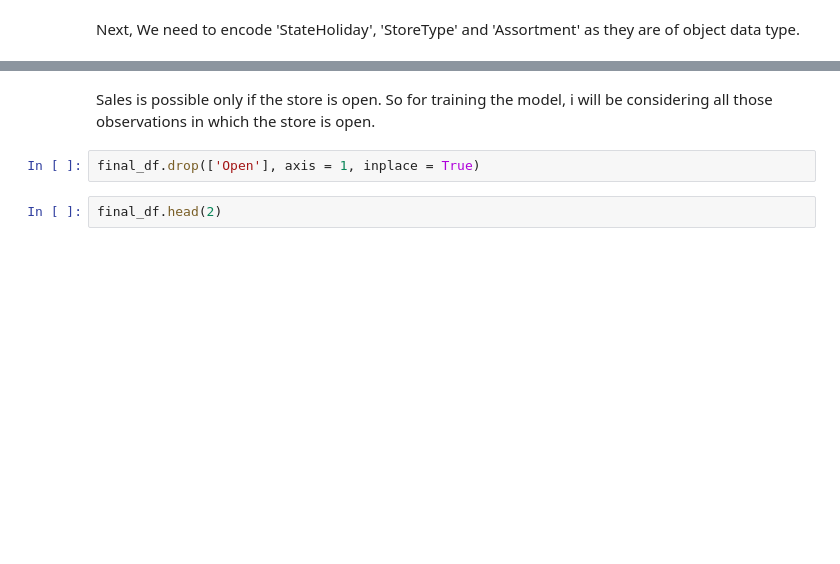
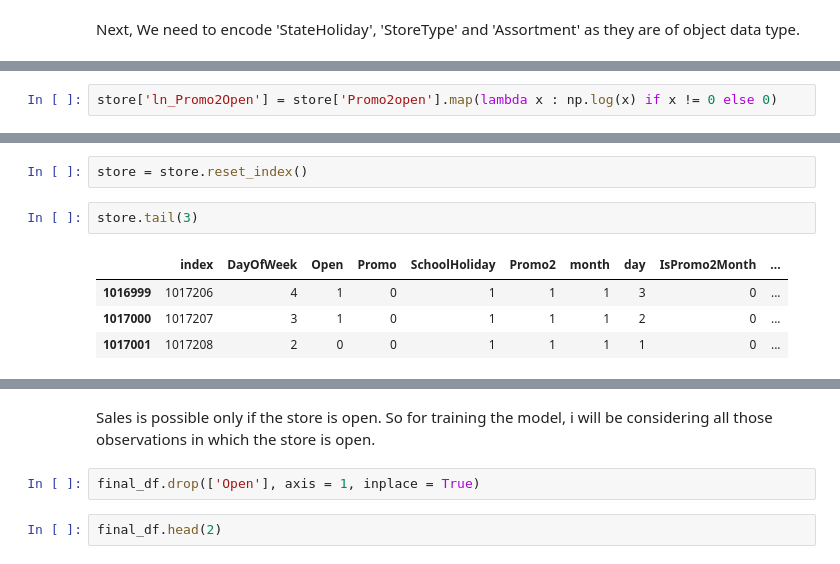
Before and after one commit to priyaregit/Rossmann-Sales-Prediction_Regression_Capstone-Project, a Jupyter notebook: Rossmann_Sales_Prediction_Capstone_Project_2_Supriya.ipynb, the cells around one changed output, grey strips where cells are left out. Drawn from its saved outputs; the diff is of its cells as text; blank space fills up the shorter version.

```diff
--- a/Rossmann_Sales_Prediction_Capstone_Project_2_Supriya.ipynb
+++ b/Rossmann_Sales_Prediction_Capstone_Project_2_Supriya.ipynb
@@ -741,0 +725,2 @@ numeric.shape
+# %%
+store['ln_Promo2Open'] = store['Promo2open'].map(lambda x : np.log(x) if x != 0 else 0)
@@ -741,0 +776,9 @@ numeric.shape
+# %%
+store = store.reset_index()
+# %%
+store.tail(3)
+# %% [output]
+|  | index | DayOfWeek | Open | Promo | SchoolHoliday | Promo2 | month | day | IsPromo2Month | ... |
+| 1016999 | 1017206 | 4 | 1 | 0 | 1 | 1 | 1 | 3 | 0 | ... |
+| 1017000 | 1017207 | 3 | 1 | 0 | 1 | 1 | 1 | 2 | 0 | ... |
+| 1017001 | 1017208 | 2 | 0 | 0 | 1 | 1 | 1 | 1 | 0 | ... |
```
Also changed, not shown: parts of 121 cells of this notebook.
